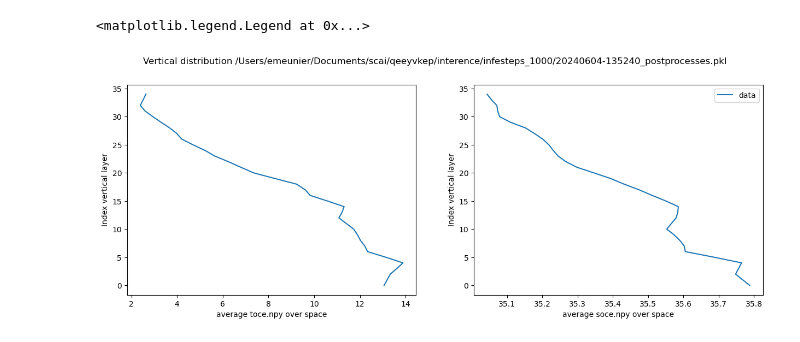
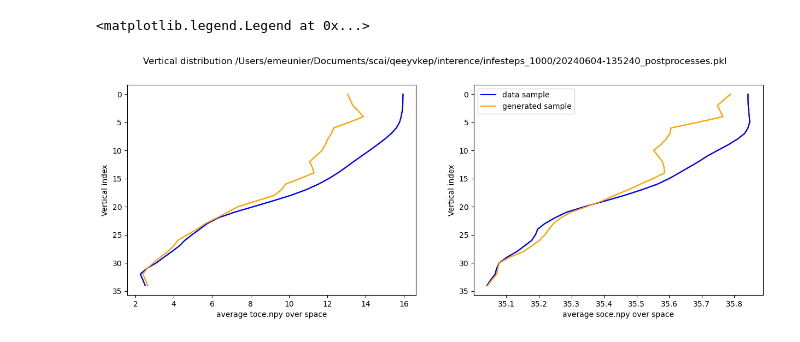
Before and after one commit to Etienne-Meunier/DINO-Fusion, a Jupyter notebook: Diffusion_Model/notebooks/visualise_generated.ipynb, the cells around one changed output. Saved outputs shown, nothing was run; the diff lists cells and outputs as text; code cells hidden in the pictures.

```diff
--- a/Diffusion_Model/notebooks/visualise_generated.ipynb
+++ b/Diffusion_Model/notebooks/visualise_generated.ipynb
@@ -3,15 +3,21 @@ import numpy as np
 import pickle
 import matplotlib.pyplot as plt
 # %%
+base_path='/Users/emeunier/Documents/scai/'
+path_generated = f'{base_path}/qeeyvkep/interence/infesteps_1000/20240604-135240_postprocesses.pkl'
+path_clean = f'{base_path}/clean_images_2_postprocesses.pkl'
 
-path = '/Users/emeunier/Documents/scai/qeeyvkep/interence/infesteps_1000/20240604-135240_postprocesses.pkl'
-with open(path, 'rb') as f :
+with open(path_generated, 'rb') as f :
     generated = pickle.load(f)
+
+with open(path_clean, 'rb') as f :
+    clean = pickle.load(f)
 # %%
-fig, axs = plt.subplots(3, 35, figsize=(15, 5))
-fig.suptitle(f'Example Generated state {path}')
+idx_sample = 0
+fig, axs = plt.subplots(3, 5, figsize=(7, 5))
+#fig.suptitle(f'Example Generated state {path}')
 [ax.axis('off') for ax in axs.flatten()]
-for j, val in enumerate(generated.values()) :
-    for i, val_i in enumerate(val[0]):
-        axs[j, i].imshow(val_i, origin='lower')
+for j, key in enumerate(['toce.npy', 'soce.npy']) :
+    for i, l in enumerate([0, 15, 30]):
+        axs[j, i].imshow(generated[key][idx_sample][l], origin='lower')
 # %% [output]
@@ -18,0 +25,12 @@ for j, val in enumerate(generated.values()) :
+# %%
+idx_sample=2
+plt.Figure(figsize=(10,5))
+[ax.axis('off') for ax in axs.flatten()]
+shows = [('toce', 0), ('toce', 10), ('toce', 20), ('toce', 30),
+         ('soce', 0), ('soce', 10), ('toce', 20), ('soce', 30), ('ssh', 0)]
+
+for i, (key, idx) in enumerate(shows) :
+    plt.subplot(1, len(shows), i+1)
+   # plt.title(f'{key} {idx}')
+    plt.imshow(clean[key+'.npy'][idx_sample][idx], origin='lower')
+    plt.axis('off')
@@ -19,12 +39,17 @@ for j, val in enumerate(generated.values()) :
 # %%
 fig, axs = plt.subplots(1,2, figsize=(15, 5))
 
 fig.suptitle(f'Vertical distribution {path}')
 for i, key in enumerate(['toce.npy', 'soce.npy']) :
-    axs[i].plot(np.nanmean(generated[key][0], axis=(1,2)), np.arange(35), label='data')
+    axs[i].plot(np.nanmean(clean[key][0], axis=(1,2)), np.arange(35), label='data sample', c='blue')
+    axs[i].plot(np.nanmean(generated[key][0], axis=(1,2)), np.arange(35), label='generated sample', c='orange')
+    axs[i].invert_yaxis()
+    axs[i].plot(np.nanmean(clean[key][0], axis=(1,2)), np.arange(35), c='blue')
+    axs[i].plot(np.nanmean(generated[key][0], axis=(1,2)), np.arange(35), c='orange')
+
     axs[i].set_xlabel(f'average {key} over space')
-    axs[i].set_ylabel('Index vertical layer')
+    axs[i].set_ylabel('Vertical index')
 axs[i].legend()
 # %% [output]
 <matplotlib.legend.Legend at 0x...>
-[figure, old version]
+[figure, new version]
```
Also changed, not shown: parts of 4 cells of this notebook, 5 other files.
